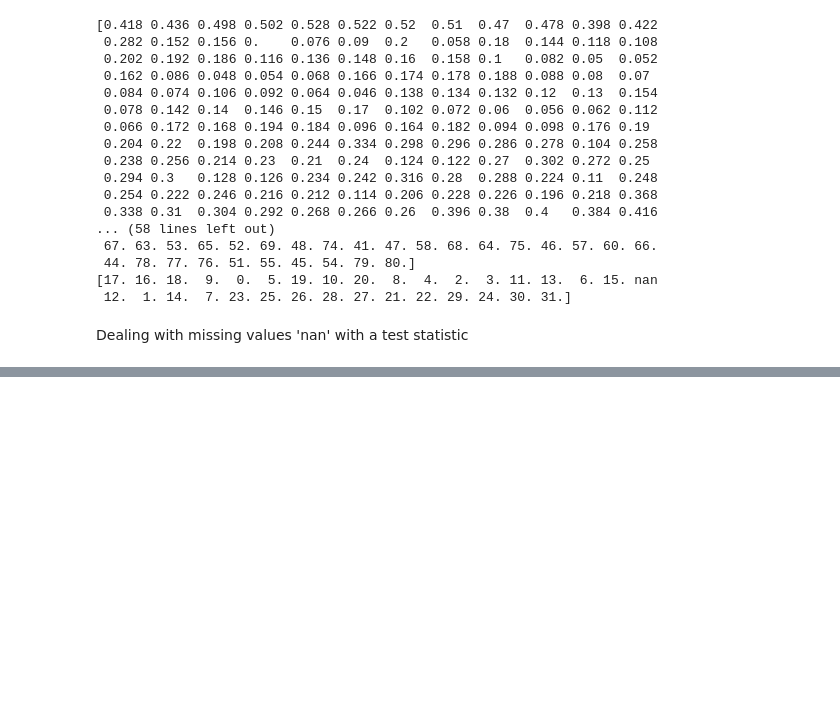
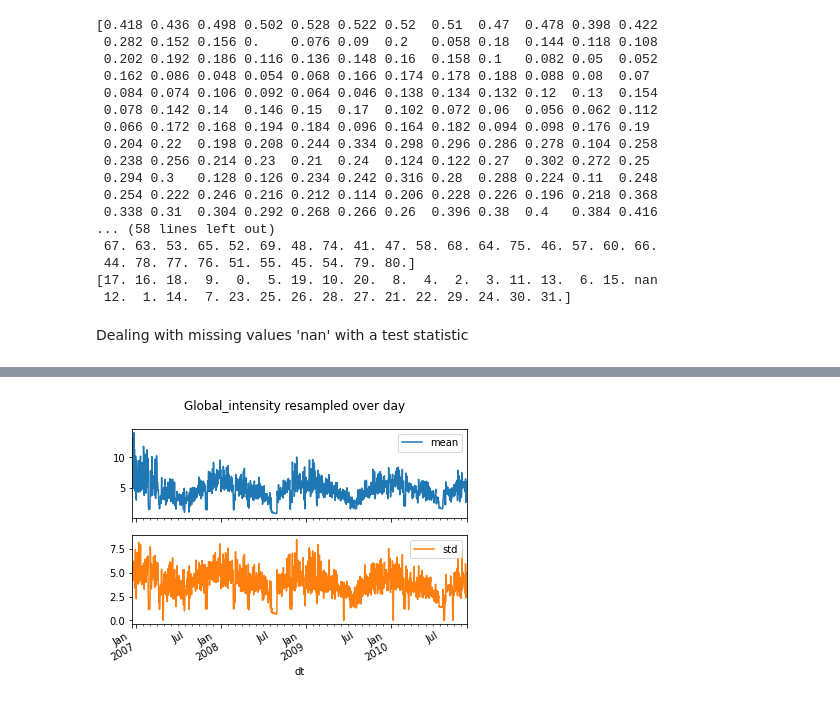
Before and after one commit to HarmanBhutani/ML_projects, a Jupyter notebook: Individual_household_electric_power_consumption.ipynb, the cells around one changed output, grey strips where cells are left out. Saved outputs shown, nothing was run; the diff lists cells and outputs as text; code cells hidden in the pictures; blank space fills up the shorter version.

```diff
--- a/Individual_household_electric_power_consumption.ipynb
+++ b/Individual_household_electric_power_consumption.ipynb
@@ -133,0 +194,6 @@ for j in range(0,7):
+# %%
+r = df.Global_intensity.resample('D').agg(['mean', 'std'])
+r.plot(subplots = True, title='Global_intensity resampled over day')
+plt.show()
+# %% [output]
+[figure, added]
```
Also changed, not shown: parts of 11 cells of this notebook.
